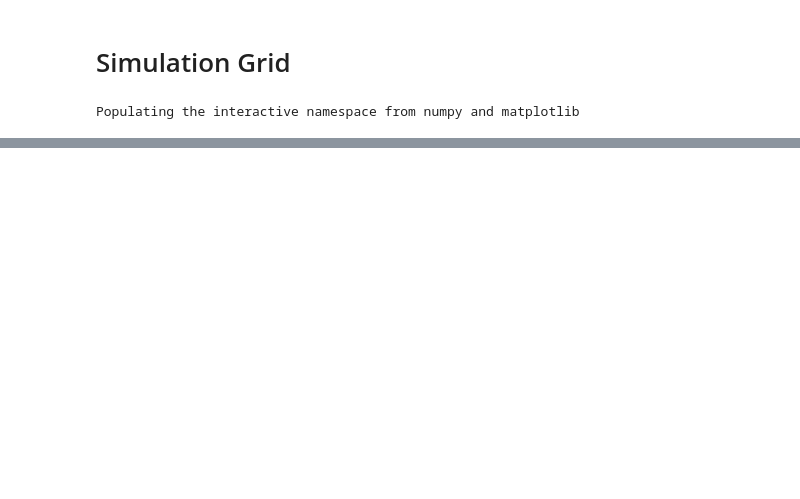
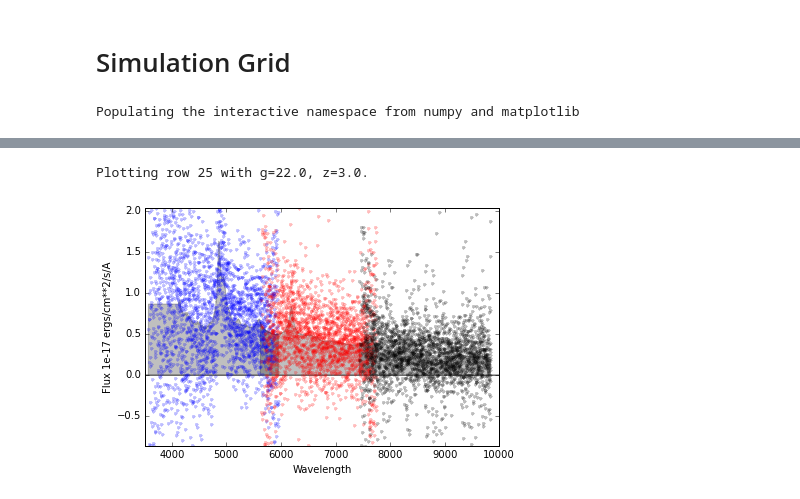
Before and after one commit to dkirkby/ArgonneLymanAlpha, a Jupyter notebook: notebooks/SimulationGrid.ipynb, the cells around one changed output, grey strips where cells are left out. Drawn from its saved outputs; the diff is of its cells as text; code cells hidden in the pictures; blank space fills up the shorter version.

```diff
--- a/notebooks/SimulationGrid.ipynb
+++ b/notebooks/SimulationGrid.ipynb
@@ -71,0 +100,5 @@ g = 23.00, z = 2.40
+# %%
+plot(22, 3.0, sflux, sivar, swlen, struth, true_flux=tflux)
+# %% [output]
+Plotting row 25 with g=22.0, z=3.0.
+[figure, added]
```
Also changed, not shown: parts of 20 cells of this notebook.
